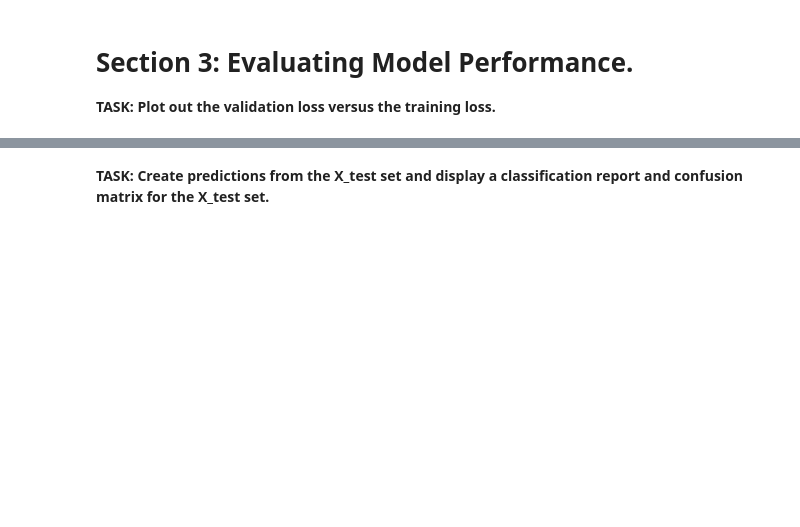
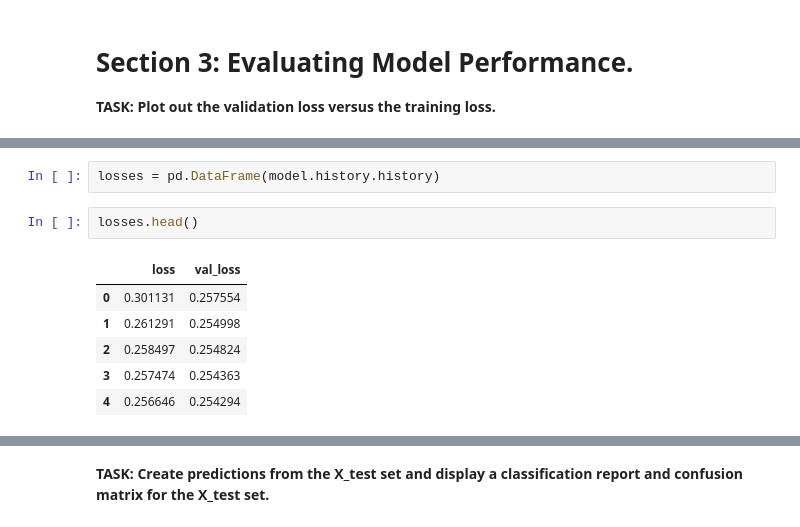
Before and after one commit to leticiafaria7/bootcampPython, a Jupyter notebook: 21_ml-neural-nets-deep-learning/keras_project.ipynb, the cells around one changed output, grey strips where cells are left out. Saved outputs shown, nothing was run; the diff lists cells and outputs as text; blank space fills up the shorter version.

```diff
--- a/21_ml-neural-nets-deep-learning/keras_project.ipynb
+++ b/21_ml-neural-nets-deep-learning/keras_project.ipynb
@@ -1051,0 +1055,11 @@ Epoch 25/25
+# %%
+losses = pd.DataFrame(model.history.history)
+# %%
+losses.head()
+# %% [output]
+|  | loss | val_loss |
+| 0 | 0.301131 | 0.257554 |
+| 1 | 0.261291 | 0.254998 |
+| 2 | 0.258497 | 0.254824 |
+| 3 | 0.257474 | 0.254363 |
+| 4 | 0.256646 | 0.254294 |
```
Also changed, not shown: parts of 27 cells of this notebook, 1 other file.
